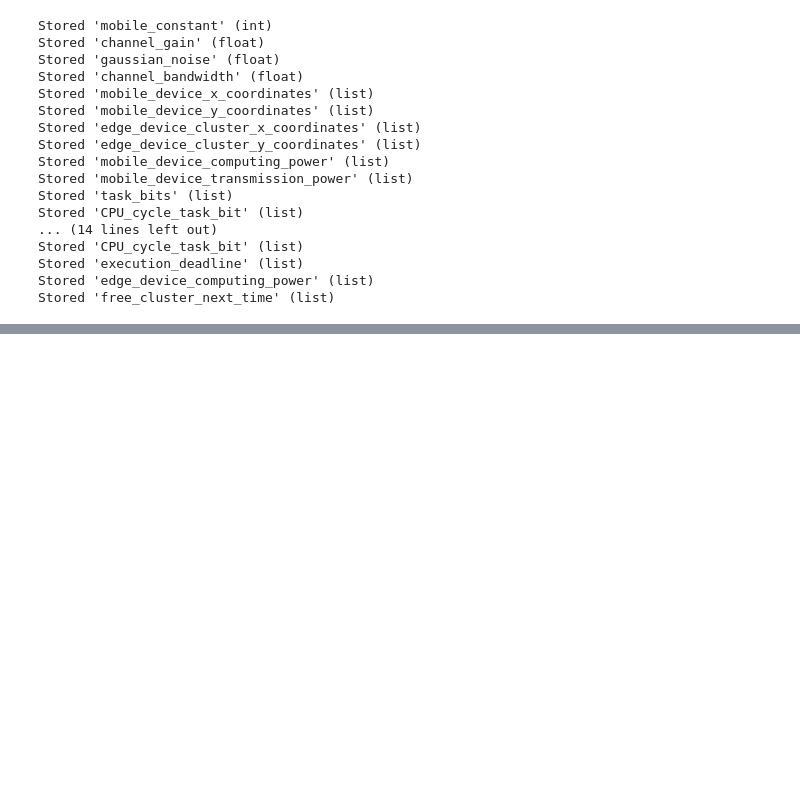
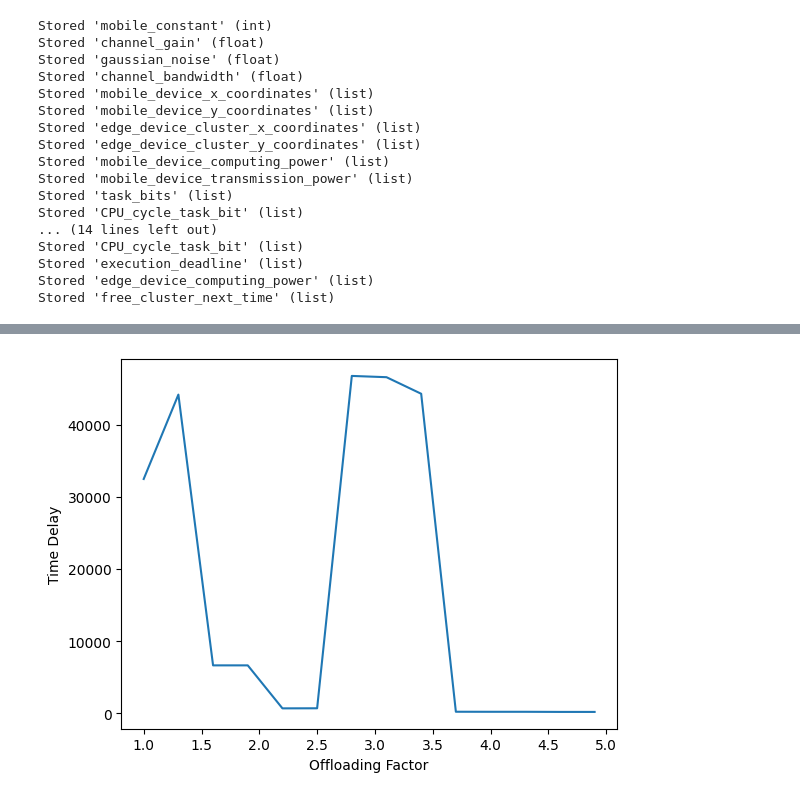
Before and after one commit to Zaid944/Task_Offloading, a Jupyter notebook: run.ipynb, the cells around one changed output, grey strips where cells are left out. Drawn from its saved outputs; the diff is of its cells as text; code cells hidden in the pictures; blank space fills up the shorter version.

```diff
--- a/run.ipynb
+++ b/run.ipynb
@@ -24,2 +64,7 @@ Stored 'free_cluster_next_time' (list)
+# %%
+while len(time)>0:
+    time.pop()
+# %%
+arr = np.arange(1,5,0.3)
 # %%
 for i in range(0,len(arr)):
@@ -46,0 +81,8 @@ for i in range(0,len(arr)):
+# %%
+plt.plot(arr, time)
+plt.xlabel("Offloading Factor")
+plt.ylabel("Time Delay")
+plt.savefig("graph6.pdf")
+plt.show()
+# %% [output]
+[figure, added]
```
Also changed, not shown: parts of 8 cells of this notebook, 4 other files.
